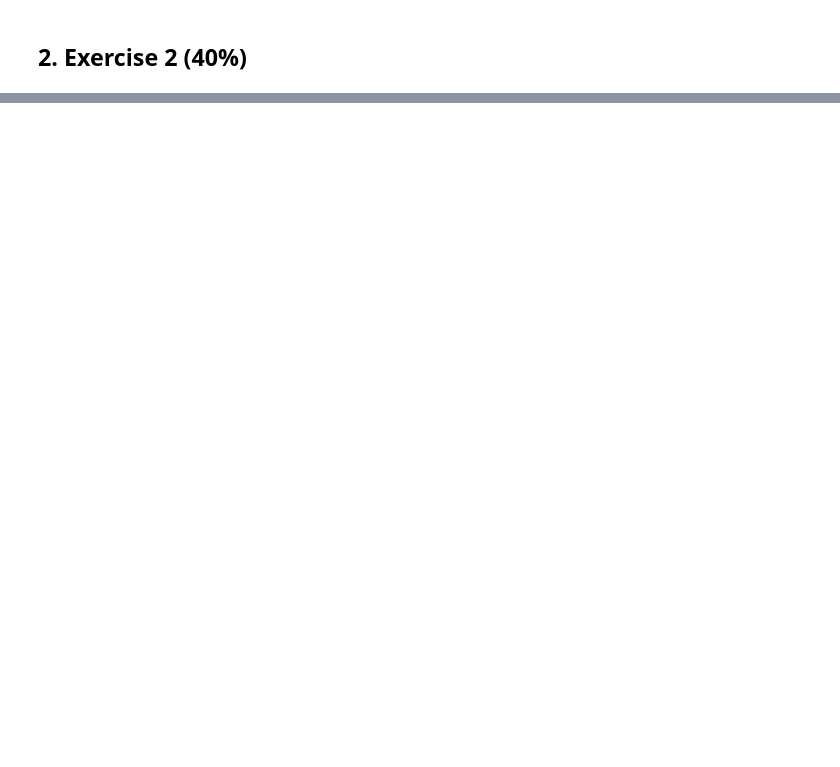
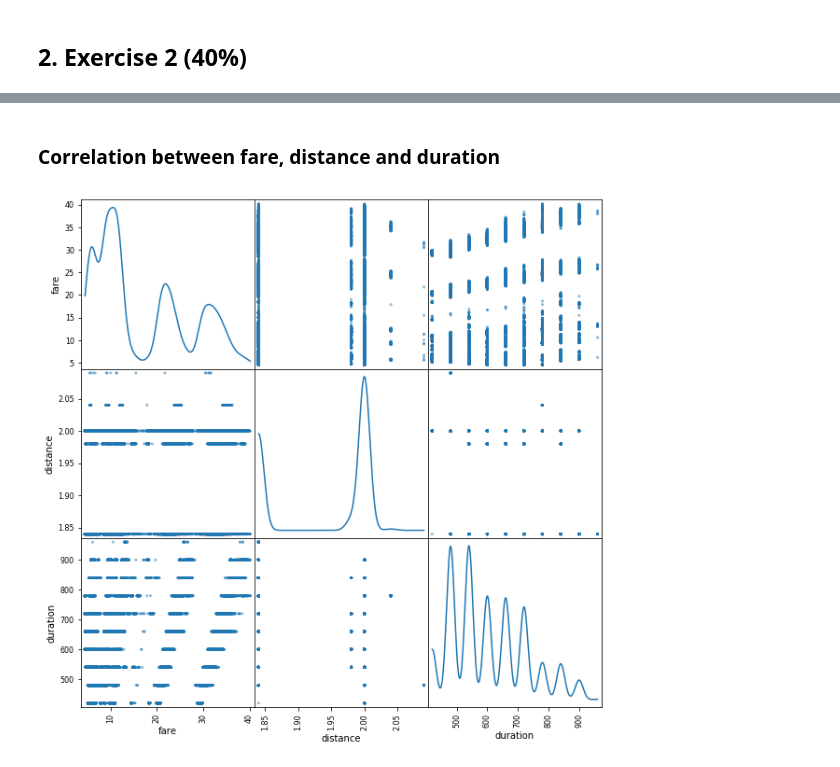
Before and after one commit to Maxabi/Faces-Classificator, a Jupyter notebook: src/exam.ipynb, the cells around one changed output, grey strips where cells are left out. Drawn from its saved outputs; the diff is of its cells as text; code cells hidden in the pictures; blank space fills up the shorter version.

```diff
--- a/src/exam.ipynb
+++ b/src/exam.ipynb
@@ -301,0 +423,8 @@ In another hand, when the face classification is done **with a PCA**, the accura
+# %% [markdown]
+### Correlation between fare, distance and duration
+# %%
+data = df1[['fare', 'distance', 'duration']]
+pd.plotting.scatter_matrix(data, figsize=(10, 10), diagonal='kde')
+plt.show()
+# %% [output]
+[figure, added]
```
Also changed, not shown: parts of 32 cells of this notebook.
